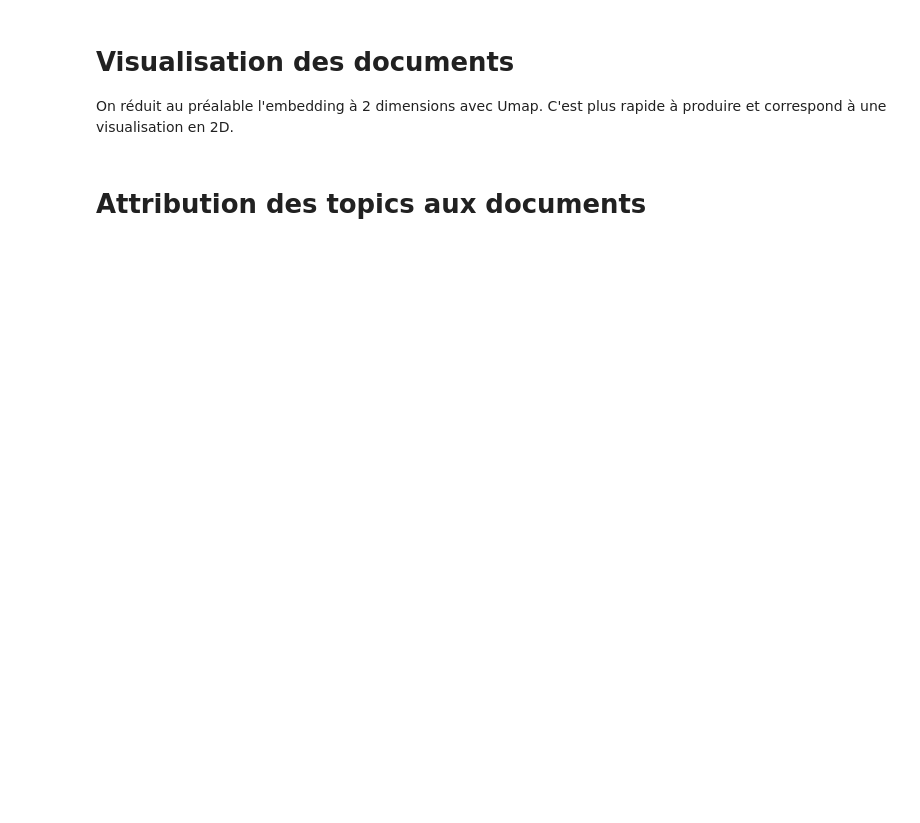
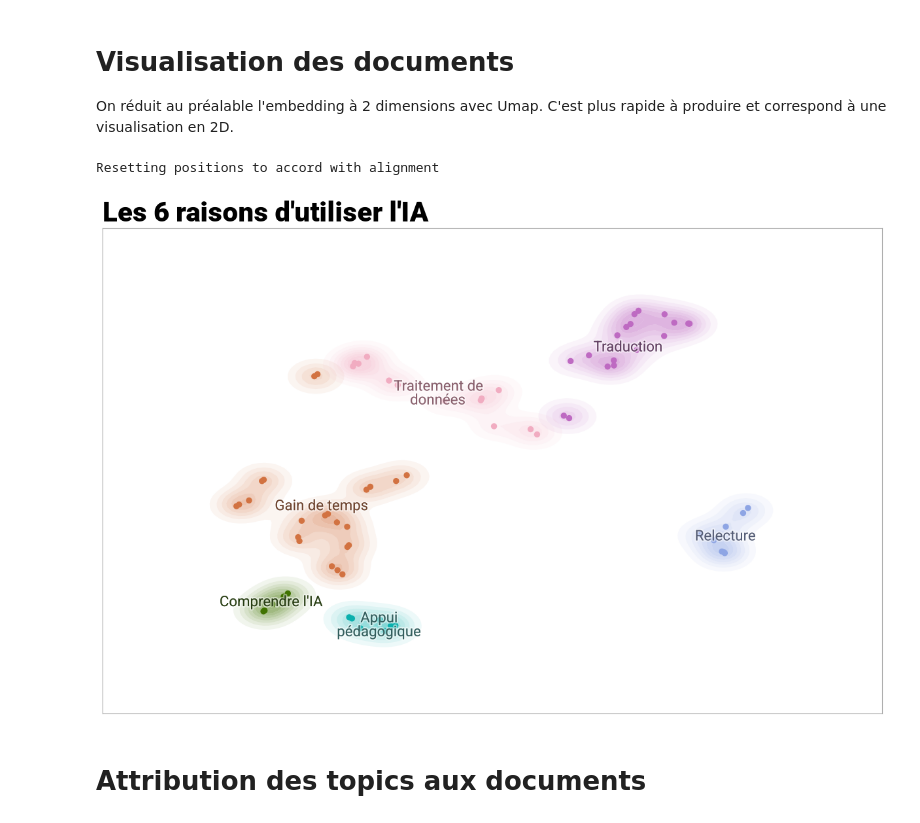
Before and after one commit to luneauaymeric/enquete_SO_p8, a Jupyter notebook: script_traitement/topic_modeling.ipynb, the cells around one changed output. Saved outputs shown, nothing was run; the diff lists cells and outputs as text; code cells hidden in the pictures; blank space fills up the shorter version.

Commit message:
topic modelling 2

```diff
--- a/script_traitement/topic_modeling.ipynb
+++ b/script_traitement/topic_modeling.ipynb
@@ -182,7 +212,6 @@ NameError: name 'df_ia' is not defined
 # %%
 df_ia1["len_txt"] = df_ia1.tokens.str.len()
-df_ia1 = df_ia1.loc[df_ia1.tokens.str.len()>2]
+df_ia1 = df_ia1.loc[df_ia1.tokens.str.len()>2].reset_index()
 
 print(f"Il y a {len(df_ia1)} phrases. Le plus long fait {max(df_ia1.len_txt)} caractères.")
-df_ia1
 # %% [output]
@@ -260,12 +310,12 @@ for n_neighbors in tqdm(nns):
 Visuellement, il semble que le nombre de voisin optimal se situe entre 2 et 4. On distingue plus facilement des grappes.
 # %%
 ## parametre umap
-n_neighbors=4
+n_neighbors=3
 n_components=5
 min_dist=0.00
 
 ##parametre hdbscan
-min_samples=2
+min_samples=3
 min_cluster_size=5
 
 umap_model = umap.UMAP(n_neighbors=n_neighbors,
@@ -368,5 +483,8 @@ topic_model.visualize_hierarchy(hierarchical_topics=hierarchical_topics)
 # %% [markdown]
 ## Labellisation manuelle des topics
 # %%
-topic_model.set_topic_labels({0:"Traduction", 1:"Comprendre l'IA", 2:"Relecture", 3:"Gain de temps", 4:"Traitement de données", 5:"Retranscription"})
+#topic_model.set_topic_labels({0:"Traduction", 1:"Aide à la recherche", 2:"Traitement de données", 3:"Relecture", 4:"Tâches annexes", 5:"Appui pédagogique",
+#                              6:"Comprendre l'IA"})
+topic_model.set_topic_labels({0:"Gain de temps", 1:"Traduction", 2:"Traitement de données", 3:"Relecture", 4:"Appui pédagogique",
+                              5:"Comprendre l'IA"})
 topic_model.get_topic_info()
@@ -375,9 +501,13 @@ topic_model.get_topic_info()
 On réduit au préalable l'embedding à 2 dimensions avec Umap. C'est plus rapide à produire et correspond à une visualisation en 2D.
 # %%
 # Reduce dimensionality of embeddings, this step is optional but much faster to perform iteratively:
-reduced_embeddings = umap.UMAP(n_neighbors=4, n_components=2, min_dist=0.0, metric='cosine').fit_transform(embeddings)
-topic_model.visualize_documents(texts, reduced_embeddings=reduced_embeddings)
+reduced_embeddings = umap.UMAP(n_neighbors=3, n_components=2, min_dist=0.0, metric='cosine').fit_transform(embeddings)
+#topic_model.visualize_documents(texts, reduced_embeddings=reduced_embeddings)
 # %%
 # with the original embeddings
-fig = topic_model.visualize_document_datamap(texts, reduced_embeddings=reduced_embeddings,title=f"Les {len(set(topics))} raisons d'utiliser l'IA", custom_labels=True, datamap_kwds={"label_font_size":12})
-#fig.savefig("../script_analyse/stat_descriptive/viz/raison_ia_bertopic.png", bbox_inches="tight")
+fig = topic_model.visualize_document_datamap(texts, reduced_embeddings=reduced_embeddings,
+                                             title=f"Les {len(set(topics))-1} raisons d'utiliser l'IA", custom_labels=True,
+                                             datamap_kwds={"label_font_size":16,"label_over_points":True, "dynamic_label_size":True})
+# %% [output]
+Resetting positions to accord with alignment
+[figure, added]
```
Also changed, not shown: parts of 33 cells of this notebook, 2 other files.
